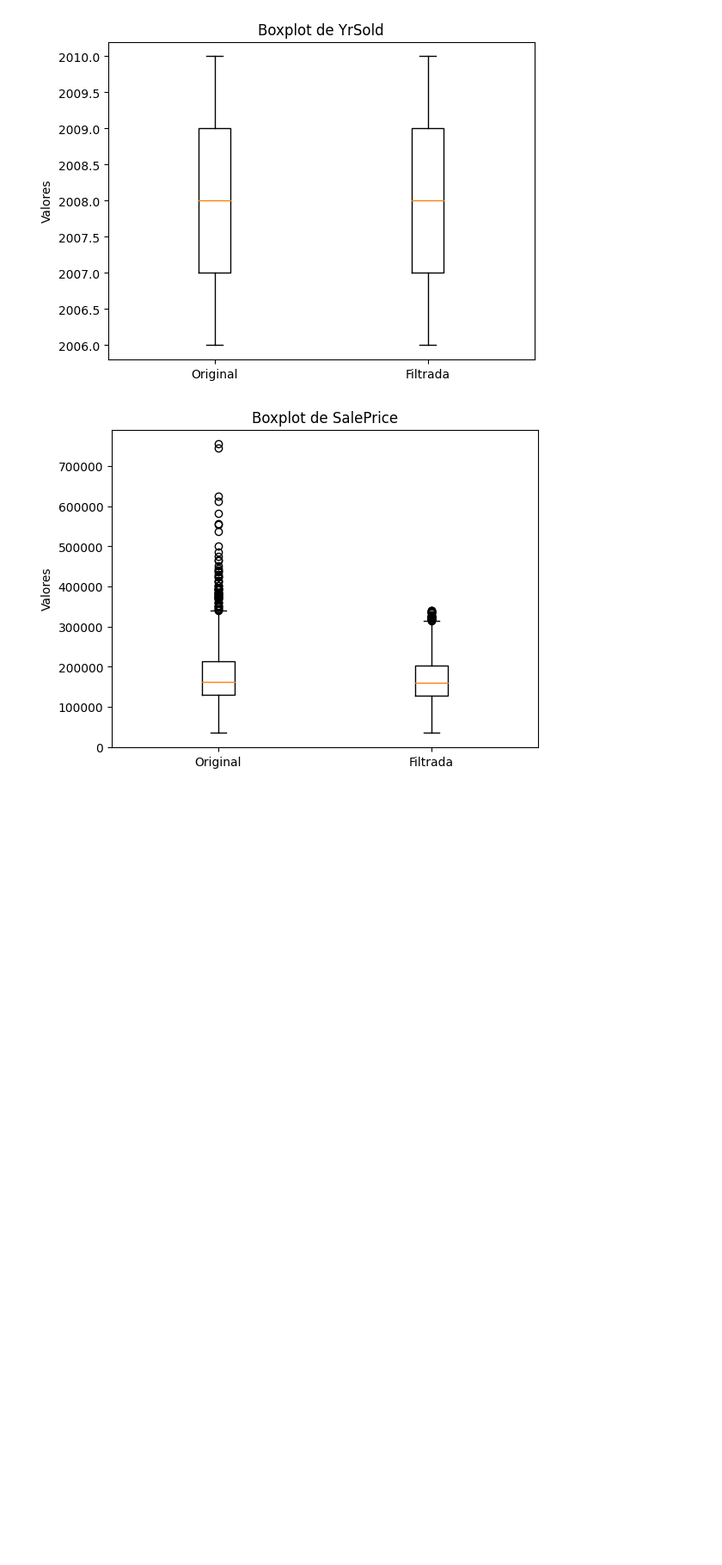
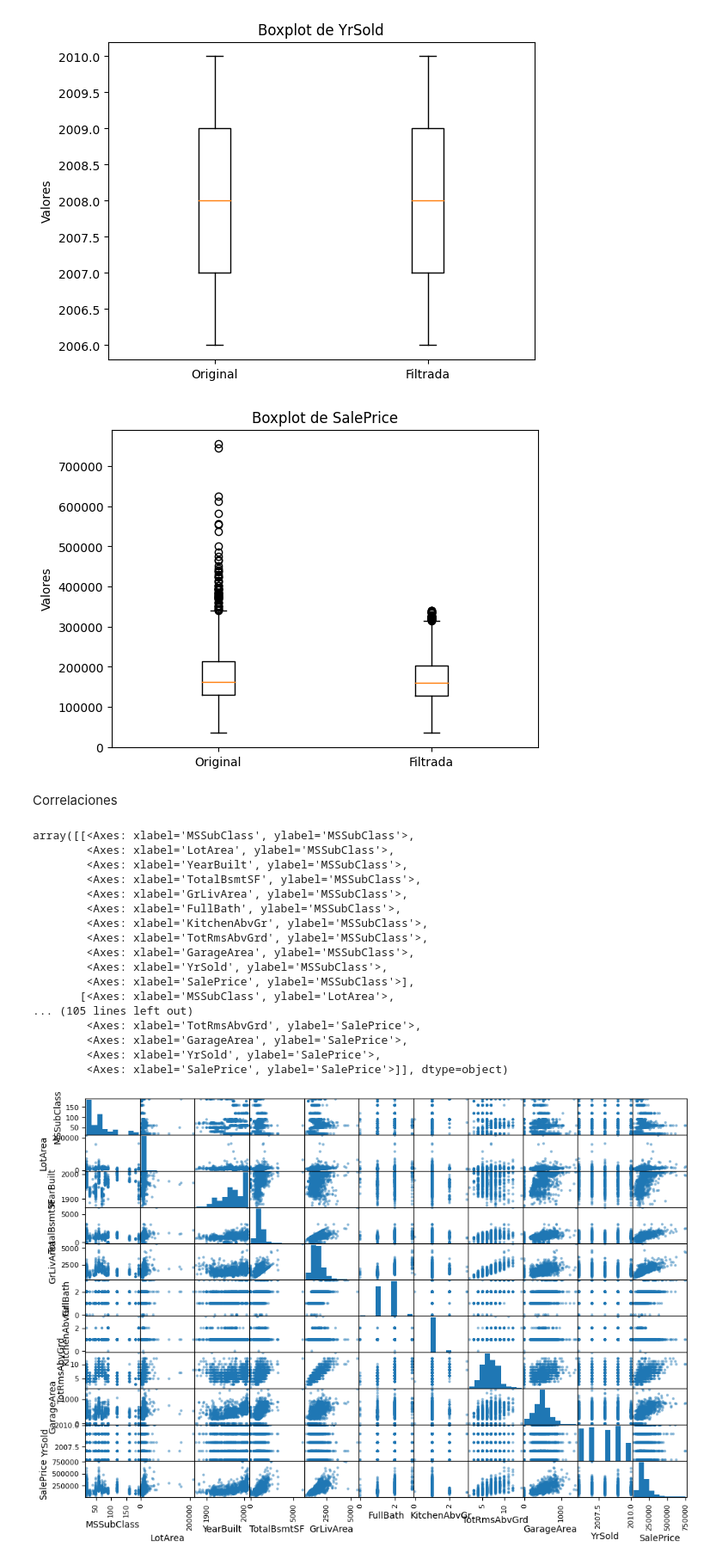
Before and after one commit to td2USA-20232/grupo4, a Jupyter notebook: caso.ipynb, the cells around one changed output. Shown: that part at 86% size. Drawn from its saved outputs; the diff is of its cells as text; code cells hidden in the pictures; blank space fills up the shorter version.

Commit message:
correlaciones

```diff
--- a/caso.ipynb
+++ b/caso.ipynb
@@ -358,0 +357,27 @@ plt.show()
+# %% [markdown]
+Correlaciones
+# %%
+from pandas.plotting import scatter_matrix
+attributes = ["MSSubClass","MSZoning","LotArea","LotConfig","Neighborhood","YearBuilt",
+              "TotalBsmtSF","GrLivArea","FullBath","KitchenAbvGr","TotRmsAbvGrd",
+              "GarageArea","YrSold","SalePrice"]
+scatter_matrix(df[attributes], figsize=(12, 8))
+# %% [output]
+array([[<Axes: xlabel='MSSubClass', ylabel='MSSubClass'>,
+        <Axes: xlabel='LotArea', ylabel='MSSubClass'>,
+        <Axes: xlabel='YearBuilt', ylabel='MSSubClass'>,
+        <Axes: xlabel='TotalBsmtSF', ylabel='MSSubClass'>,
+        <Axes: xlabel='GrLivArea', ylabel='MSSubClass'>,
+        <Axes: xlabel='FullBath', ylabel='MSSubClass'>,
+        <Axes: xlabel='KitchenAbvGr', ylabel='MSSubClass'>,
+        <Axes: xlabel='TotRmsAbvGrd', ylabel='MSSubClass'>,
+        <Axes: xlabel='GarageArea', ylabel='MSSubClass'>,
+        <Axes: xlabel='YrSold', ylabel='MSSubClass'>,
+        <Axes: xlabel='SalePrice', ylabel='MSSubClass'>],
+       [<Axes: xlabel='MSSubClass', ylabel='LotArea'>,
+... (105 lines left out)
+        <Axes: xlabel='TotRmsAbvGrd', ylabel='SalePrice'>,
+        <Axes: xlabel='GarageArea', ylabel='SalePrice'>,
+        <Axes: xlabel='YrSold', ylabel='SalePrice'>,
+        <Axes: xlabel='SalePrice', ylabel='SalePrice'>]], dtype=object)
+[figure, added]
```
Also changed, not shown: parts of 1 cell of this notebook.
